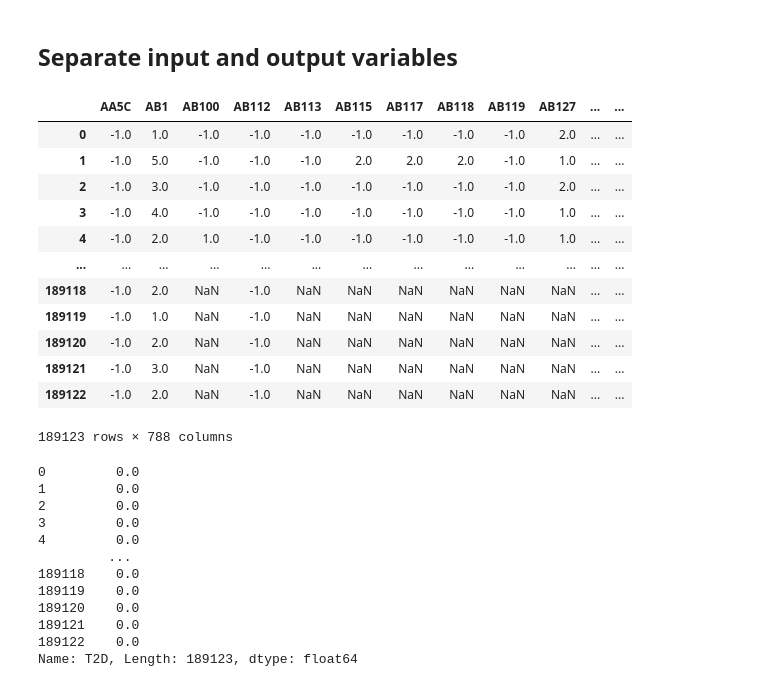
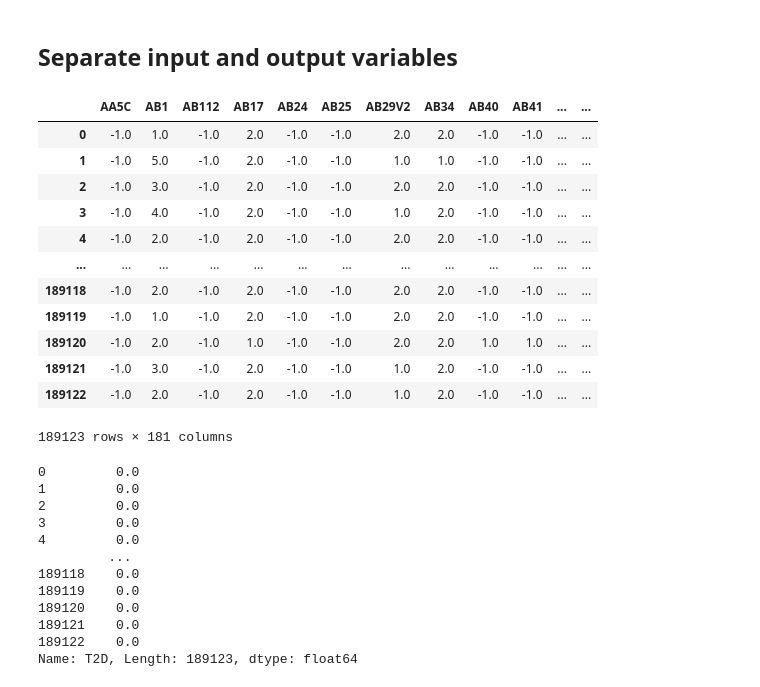
Before and after one commit to GitHubkhim/STATS170_Project, a Jupyter notebook: modeling.ipynb, the cells around one changed output. Drawn from its saved outputs; the diff is of its cells as text; code cells hidden in the pictures.

```diff
--- a/modeling.ipynb
+++ b/modeling.ipynb
@@ -5,3 +5,7 @@ import matplotlib.pyplot as plt
 import seaborn as sns
 # %%
 combinedchis = pd.read_csv("data/combined_chis.csv")
+# %%
+# Drop columns with NaN values in them
+combinedchis = combinedchis.dropna(axis=1)
+combinedchis
@@ -9,22 +27,22 @@ combinedchis = pd.read_csv("data/combined_chis.csv")
 ## Separate input and output variables
 # %%
 X = combinedchis.iloc[:,:-1]
-X = X.drop('PUF1Y_ID', axis=1)
+X = X.drop(["PUF1Y_ID"], axis=1)
 X
 # %% [output]
-|  | AA5C | AB1 | AB100 | AB112 | AB113 | AB115 | AB117 | AB118 | AB119 | AB127 | ... | ... |
-| 0 | -1.0 | 1.0 | -1.0 | -1.0 | -1.0 | -1.0 | -1.0 | -1.0 | -1.0 | 2.0 | ... | ... |
-| 1 | -1.0 | 5.0 | -1.0 | -1.0 | -1.0 | 2.0 | 2.0 | 2.0 | -1.0 | 1.0 | ... | ... |
-| 2 | -1.0 | 3.0 | -1.0 | -1.0 | -1.0 | -1.0 | -1.0 | -1.0 | -1.0 | 2.0 | ... | ... |
-| 3 | -1.0 | 4.0 | -1.0 | -1.0 | -1.0 | -1.0 | -1.0 | -1.0 | -1.0 | 1.0 | ... | ... |
-| 4 | -1.0 | 2.0 | 1.0 | -1.0 | -1.0 | -1.0 | -1.0 | -1.0 | -1.0 | 1.0 | ... | ... |
+|  | AA5C | AB1 | AB112 | AB17 | AB24 | AB25 | AB29V2 | AB34 | AB40 | AB41 | ... | ... |
+| 0 | -1.0 | 1.0 | -1.0 | 2.0 | -1.0 | -1.0 | 2.0 | 2.0 | -1.0 | -1.0 | ... | ... |
+| 1 | -1.0 | 5.0 | -1.0 | 2.0 | -1.0 | -1.0 | 1.0 | 1.0 | -1.0 | -1.0 | ... | ... |
+| 2 | -1.0 | 3.0 | -1.0 | 2.0 | -1.0 | -1.0 | 2.0 | 2.0 | -1.0 | -1.0 | ... | ... |
+| 3 | -1.0 | 4.0 | -1.0 | 2.0 | -1.0 | -1.0 | 1.0 | 2.0 | -1.0 | -1.0 | ... | ... |
+| 4 | -1.0 | 2.0 | -1.0 | 2.0 | -1.0 | -1.0 | 2.0 | 2.0 | -1.0 | -1.0 | ... | ... |
 | ... | ... | ... | ... | ... | ... | ... | ... | ... | ... | ... | ... | ... |
-| 189118 | -1.0 | 2.0 | NaN | -1.0 | NaN | NaN | NaN | NaN | NaN | NaN | ... | ... |
-| 189119 | -1.0 | 1.0 | NaN | -1.0 | NaN | NaN | NaN | NaN | NaN | NaN | ... | ... |
-| 189120 | -1.0 | 2.0 | NaN | -1.0 | NaN | NaN | NaN | NaN | NaN | NaN | ... | ... |
-| 189121 | -1.0 | 3.0 | NaN | -1.0 | NaN | NaN | NaN | NaN | NaN | NaN | ... | ... |
-| 189122 | -1.0 | 2.0 | NaN | -1.0 | NaN | NaN | NaN | NaN | NaN | NaN | ... | ... |
+| 189118 | -1.0 | 2.0 | -1.0 | 2.0 | -1.0 | -1.0 | 2.0 | 2.0 | -1.0 | -1.0 | ... | ... |
+| 189119 | -1.0 | 1.0 | -1.0 | 2.0 | -1.0 | -1.0 | 2.0 | 2.0 | -1.0 | -1.0 | ... | ... |
+| 189120 | -1.0 | 2.0 | -1.0 | 1.0 | -1.0 | -1.0 | 2.0 | 2.0 | 1.0 | 1.0 | ... | ... |
+| 189121 | -1.0 | 3.0 | -1.0 | 2.0 | -1.0 | -1.0 | 1.0 | 2.0 | -1.0 | -1.0 | ... | ... |
+| 189122 | -1.0 | 2.0 | -1.0 | 2.0 | -1.0 | -1.0 | 1.0 | 2.0 | -1.0 | -1.0 | ... | ... |
-189123 rows × 788 columns
+189123 rows × 181 columns
 # %%
 y = combinedchis.iloc[:, -1]
 y
```
Also changed, not shown: parts of 15 cells of this notebook.
